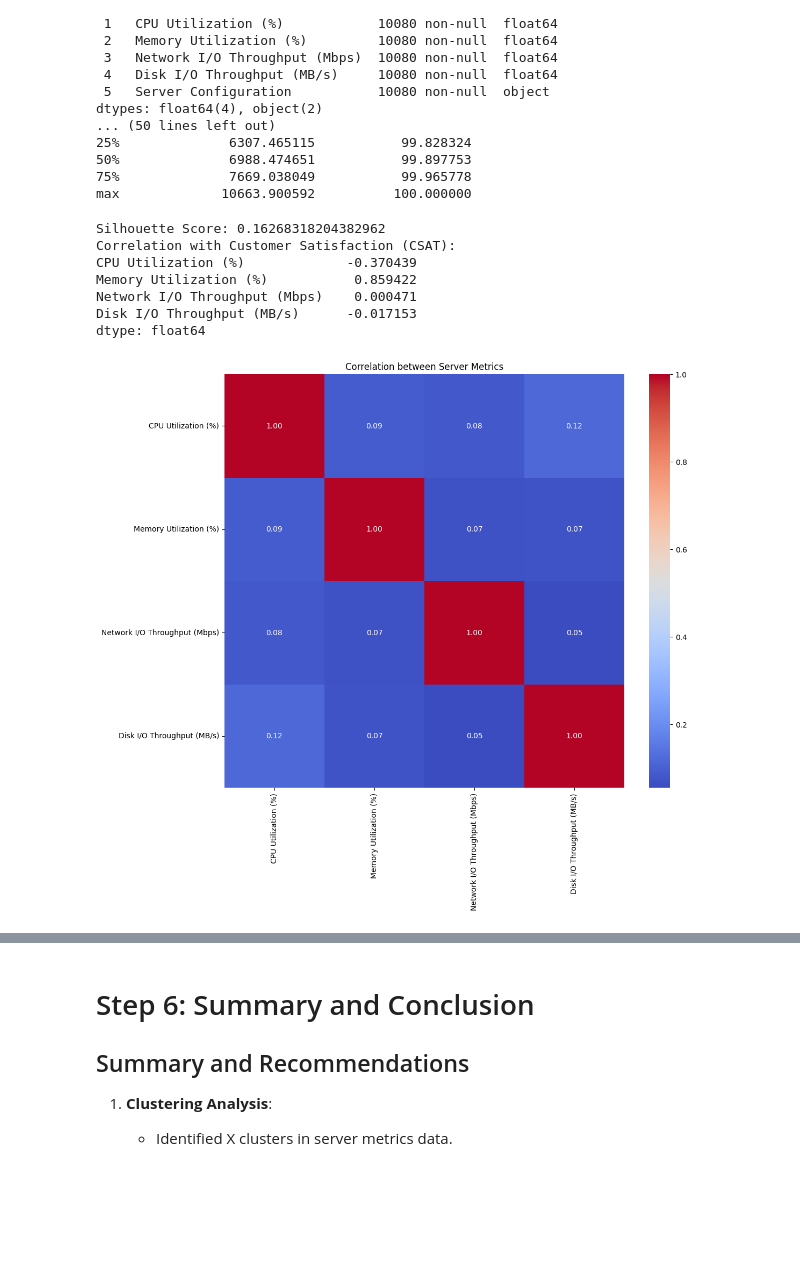
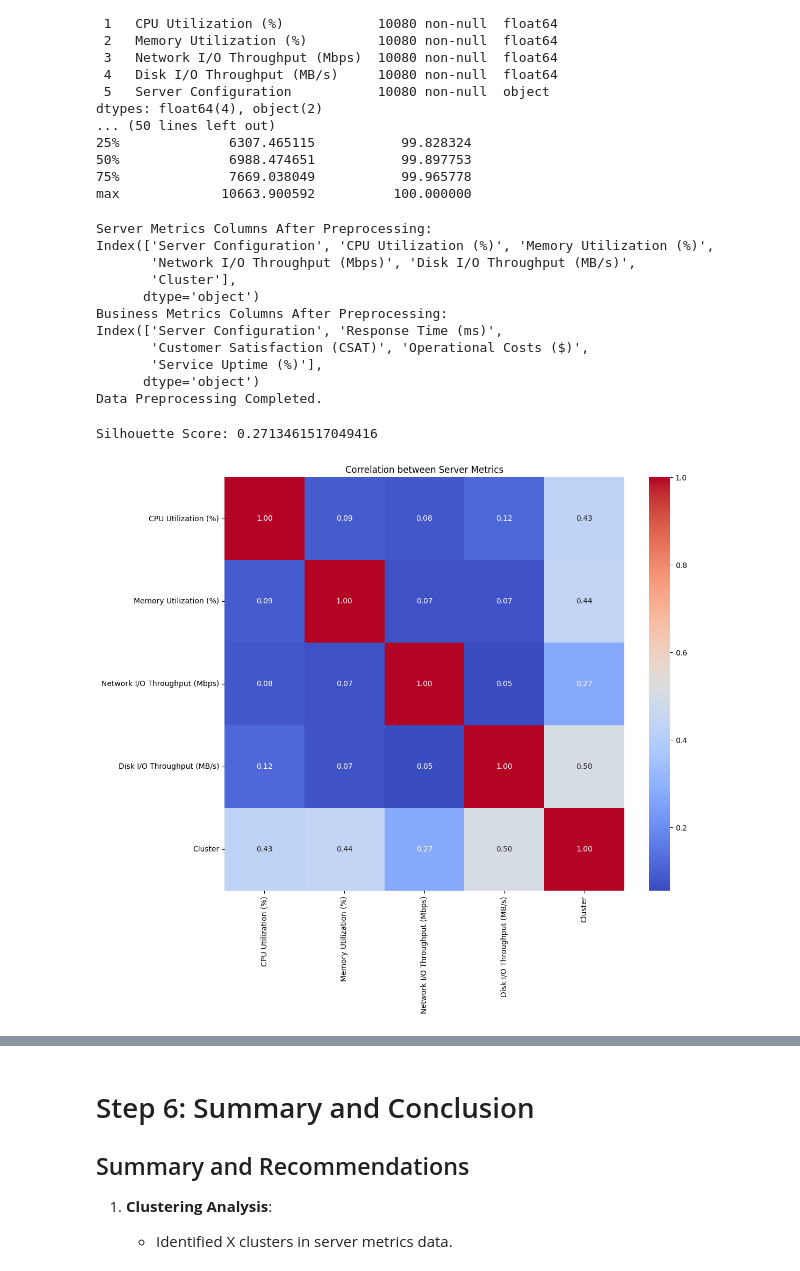
Before and after one commit to gsampaio-rh/mentat-app, a Jupyter notebook: notebook.ipynb, the cells around one changed output, grey strips where cells are left out. Cells and saved outputs as stored; diff of their text form; code cells hidden in the pictures; blank space fills up the shorter version.

Commit message:
step 5

```diff
--- a/notebook.ipynb
+++ b/notebook.ipynb
@@ -75,3 +57,41 @@ server_metrics_scaled = scaler.fit_transform(
+# %%
+# Step 3: Data Preprocessing
+
+# Fill missing values with the mean for numeric columns, preserving the Timestamp column
+server_metrics_numeric = server_metrics.select_dtypes(include="number").fillna(
+    server_metrics.select_dtypes(include="number").mean()
+)
+server_metrics = server_metrics.drop(columns=server_metrics_numeric.columns).join(
+    server_metrics_numeric
+)
+
+business_metrics_numeric = business_metrics.select_dtypes(include="number").fillna(
+    business_metrics.select_dtypes(include="number").mean()
+)
+business_metrics = business_metrics.drop(columns=business_metrics_numeric.columns).join(
+    business_metrics_numeric
+)
+
+# Print columns to ensure 'Timestamp' is preserved
+print("Server Metrics Columns After Preprocessing:")
+print(server_metrics.columns)
+
+print("Business Metrics Columns After Preprocessing:")
+print(business_metrics.columns)
+
+print("Data Preprocessing Completed.")
+# %% [output]
+Server Metrics Columns After Preprocessing:
+Index(['Server Configuration', 'CPU Utilization (%)', 'Memory Utilization (%)',
+       'Network I/O Throughput (Mbps)', 'Disk I/O Throughput (MB/s)',
+       'Cluster'],
+      dtype='object')
+Business Metrics Columns After Preprocessing:
+Index(['Server Configuration', 'Response Time (ms)',
+       'Customer Satisfaction (CSAT)', 'Operational Costs ($)',
+       'Service Uptime (%)'],
+      dtype='object')
+Data Preprocessing Completed.
 # %%
 # Step 4: Data Analysis and Insights
 
@@ -90,53 +110,36 @@ server_metrics["Cluster"] = server_clusters
 silhouette_avg = silhouette_score(server_metrics_scaled, server_clusters)
 print(f"Silhouette Score: {silhouette_avg}")
 
-# Correlation Analysis
-# Select only numeric columns for correlation
-numeric_server_metrics = server_metrics.select_dtypes(include=[float])
-numeric_business_metrics = business_metrics.select_dtypes(include=[float])
-
-# Compute the correlation matrix between server metrics and CSAT
-correlation_matrix = numeric_server_metrics.corrwith(
-    numeric_business_metrics["Customer Satisfaction (CSAT)"]
-)
-print("Correlation with Customer Satisfaction (CSAT):")
-print(correlation_matrix)
-
 # Visualization
 import matplotlib.pyplot as plt
 import seaborn as sns
 
 # Heatmap of correlations between server metrics
+numeric_server_metrics = server_metrics.select_dtypes(include="number")
 plt.figure(figsize=(12, 10))
 sns.heatmap(numeric_server_metrics.corr(), annot=True, cmap="coolwarm", fmt=".2f")
 plt.title("Correlation between Server Metrics")
 plt.show()
 
 # Scatter plot of clusters for CPU and Memory Utilization
 plt.figure(figsize=(10, 8))
 plt.scatter(
     server_metrics["CPU Utilization (%)"],
     server_metrics["Memory Utilization (%)"],
-    c=server_clusters,
+    c=server_metrics["Cluster"],
     cmap="viridis",
     alpha=0.6,
 )
 plt.colorbar(label="Cluster")
 plt.xlabel("CPU Utilization (%)")
 plt.ylabel("Memory Utilization (%)")
 plt.title("Server Metrics Clustering")
 plt.show()
 
 # Pair plot for visualizing the clusters across multiple features
 sns.pairplot(server_metrics, hue="Cluster", diag_kind="kde", markers=["o", "s", "D"])
 plt.suptitle("Pair Plot of Server Metrics by Cluster", y=1.02)
 plt.show()
 # %% [output]
-Silhouette Score: 0.16268318204382962
-Correlation with Customer Satisfaction (CSAT):
-CPU Utilization (%)             -0.370439
-Memory Utilization (%)           0.859422
-Network I/O Throughput (Mbps)    0.000471
-Disk I/O Throughput (MB/s)      -0.017153
-dtype: float64
+Silhouette Score: 0.2713461517049416
-[figure, old version]
+[figure, new version]
```
Also changed, not shown: parts of 5 cells of this notebook.
